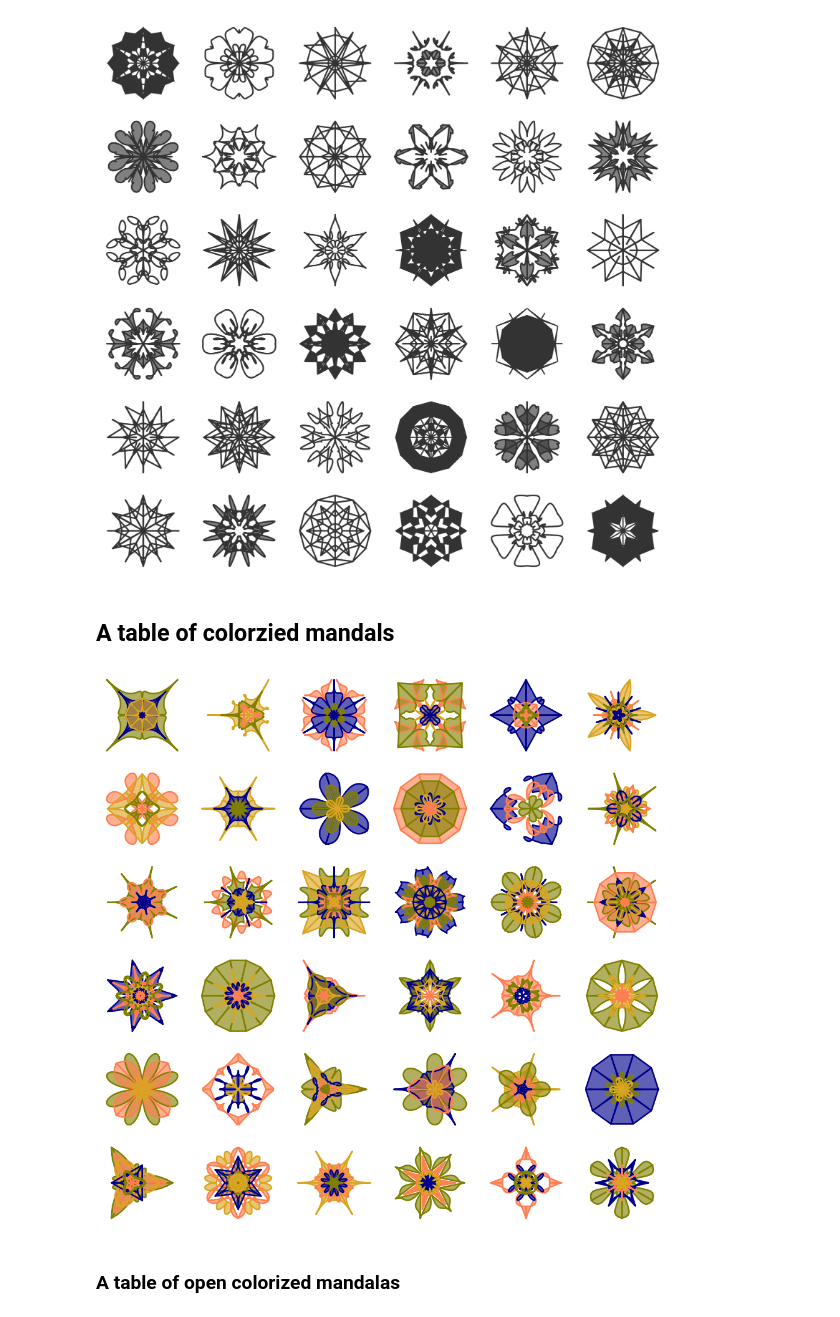
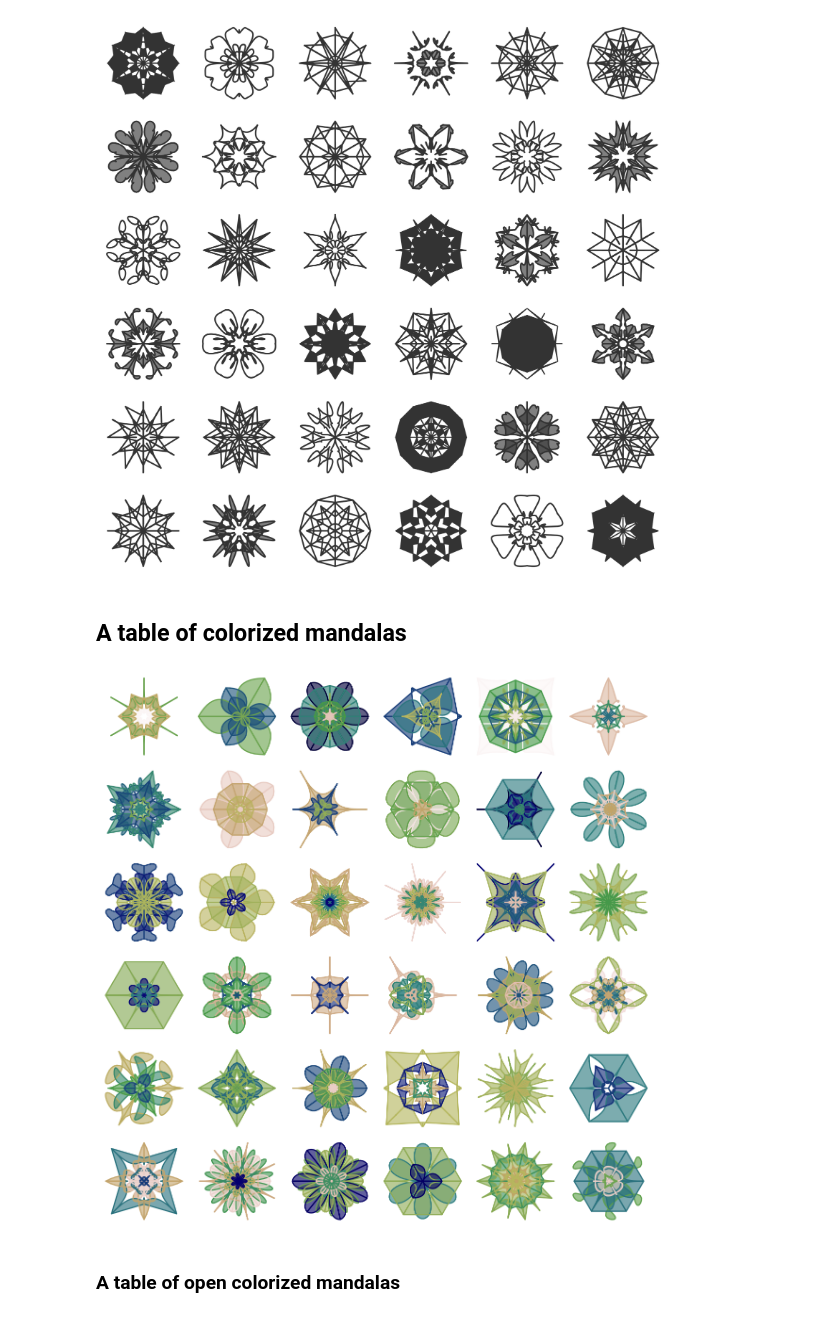
Before and after one commit to antononcube/Python-packages, a Jupyter notebook: RandomMandala/docs/RandomMandala-usage-examples.ipynb, the cells around one changed output. Drawn from its saved outputs; the diff is of its cells as text; code cells hidden in the pictures.

Commit message:
docs:Primary documentation update with color_mapper usage.

```diff
--- a/RandomMandala/docs/RandomMandala-usage-examples.ipynb
+++ b/RandomMandala/docs/RandomMandala-usage-examples.ipynb
@@ -279,0 +289,17 @@ plt.close(fig)
+# %%
+fig = matplotlib.pyplot.figure(figsize=(6,3), dpi=120)
+cMappers=[matplotlib.cm.rainbow_r, matplotlib.cm.Accent_r]
+cMappersNames=["rainbow_r", "Accent_r"]
+for k in range(2):
+    random.seed(15)
+    fig = random_mandala(radius=[10,6,4],
+     					 connecting_function="bezier_fill",
+                         symmetric_seed=True,
+                         color_mapper=cMappers[k],
+                         figure = fig,
+                         location = (1, 2, k+1))
+    ax = fig.axes[-1]
+    ax.set_title(cMappersNames[k])
+
+plt.show()
+plt.close(fig)
@@ -345,32 +373,33 @@ fig=random_mandala(n_rows=6, n_columns=6, figsize=(10,10), dpi=240)
 # %% [output]
 [figure]
 # %% [markdown]
-## A table of colorzied mandals
+## A table of colorized mandalas
 # %%
 fig = matplotlib.pyplot.figure(figsize=(10, 10), dpi=120)
 k = 1
 random.seed(56)
 for i in range(36):
     rs=list(range(1,random.choice([3,4,5,6])+1))
     rs.sort()
     rs.reverse()
 
     fig = random_mandala(connecting_function="bezier_fill",
-                         face_color=random.sample(["coral", "goldenrod", "darkblue", "olive"],4),
+                         color_mapper=matplotlib.cm.gist_earth,
    						 symmetric_seed=True,
                          radius=rs,
                          rotational_symmetry_order=random.choice([3,4,5,6,7]),
                          number_of_elements=random.choice([2,3,4]),
                          figure=fig,
                          location=(6, 6, k))
     ax = fig.axes[-1]
     ax.set_axis_off()
     k = k + 1
 
+fig.tight_layout()
 plt.show()
 plt.close(fig)
 # %% [output]
-[figure, old version]
+[figure, new version]
 # %% [markdown]
 ### A table of open colorized mandalas
 # %%
```
Also changed, not shown: parts of 7 cells of this notebook, 9 other files.
